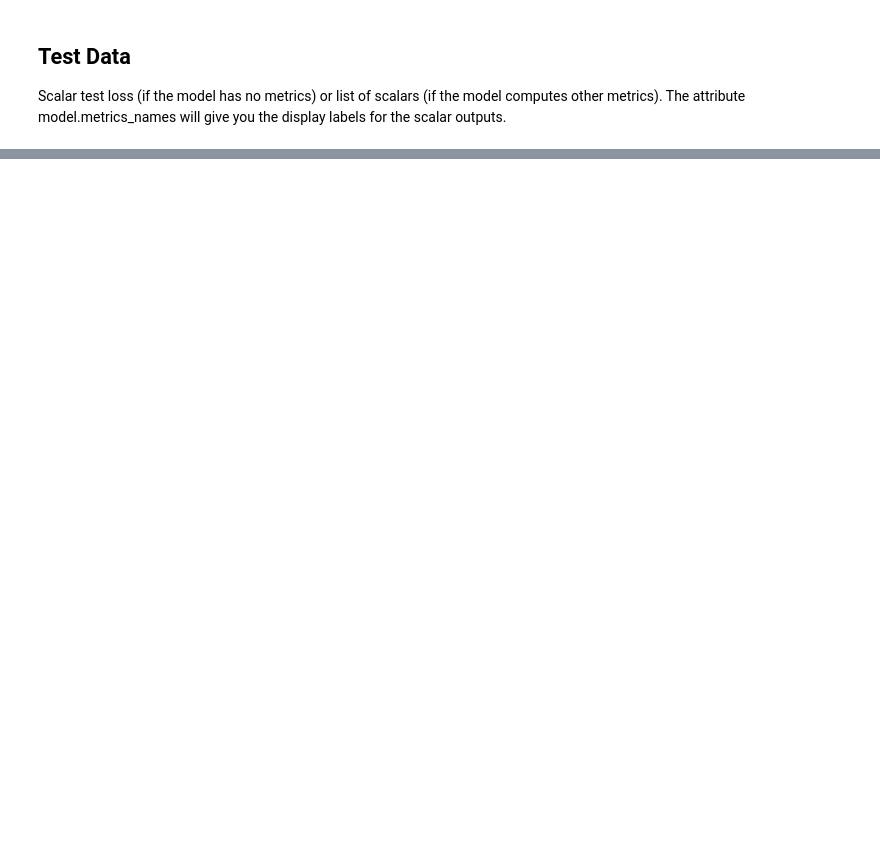
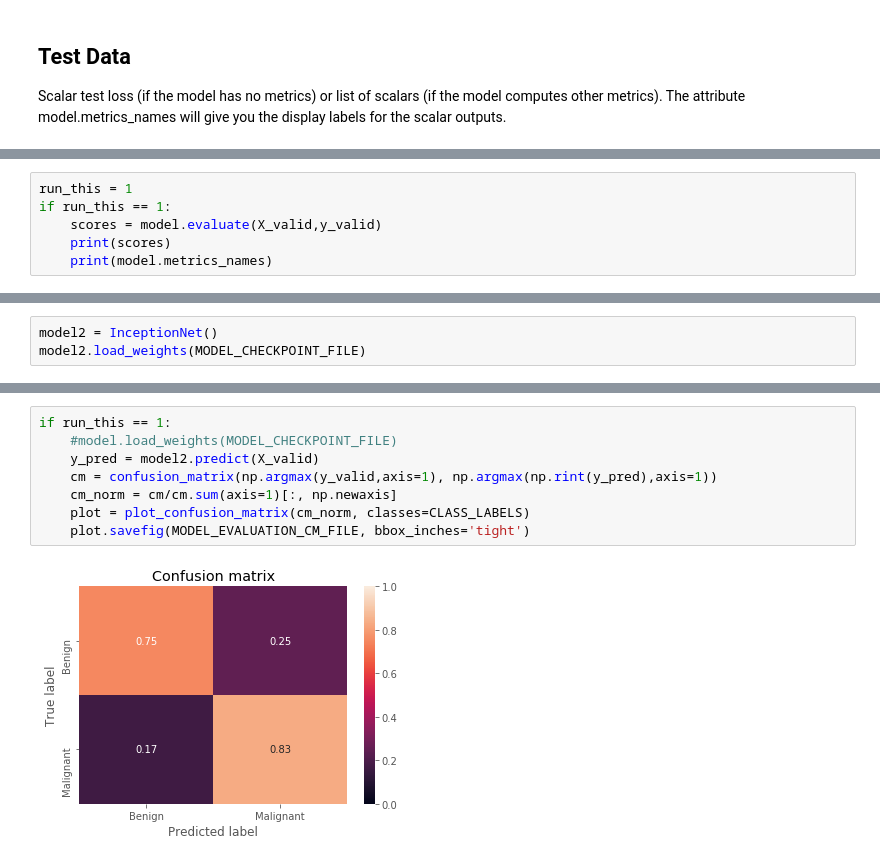
Before and after one commit to As-12/BreakHis-ML, a Jupyter notebook: keras_models/keras_inception_v3.ipynb, the cells around one changed output, grey strips where cells are left out. Saved outputs shown, nothing was run; the diff lists cells and outputs as text; blank space fills up the shorter version.

```diff
--- a/keras_models/keras_inception_v3.ipynb
+++ b/keras_models/keras_inception_v3.ipynb
@@ -387,0 +510,6 @@ if run_this == 1:
+# %%
+run_this = 1
+if run_this == 1:
+    scores = model.evaluate(X_valid,y_valid)
+    print(scores)
+    print(model.metrics_names)
@@ -387,0 +520,3 @@ if run_this == 1:
+# %%
+model2 = InceptionNet()
+model2.load_weights(MODEL_CHECKPOINT_FILE)
@@ -387,0 +550,10 @@ if run_this == 1:
+# %%
+if run_this == 1:
+    #model.load_weights(MODEL_CHECKPOINT_FILE)
+    y_pred = model2.predict(X_valid)
+    cm = confusion_matrix(np.argmax(y_valid,axis=1), np.argmax(np.rint(y_pred),axis=1))
+    cm_norm = cm/cm.sum(axis=1)[:, np.newaxis]
+    plot = plot_confusion_matrix(cm_norm, classes=CLASS_LABELS)
+    plot.savefig(MODEL_EVALUATION_CM_FILE, bbox_inches='tight')
+# %% [output]
+[figure, added]
```
Also changed, not shown: parts of 25 cells of this notebook, 3 other files.
